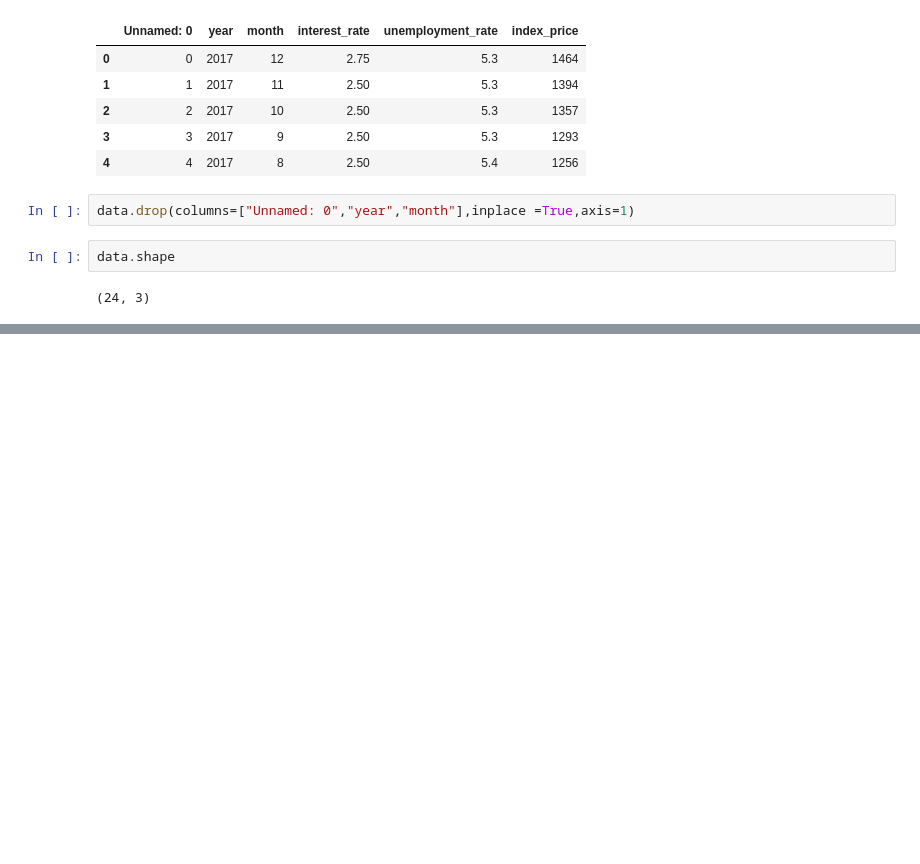
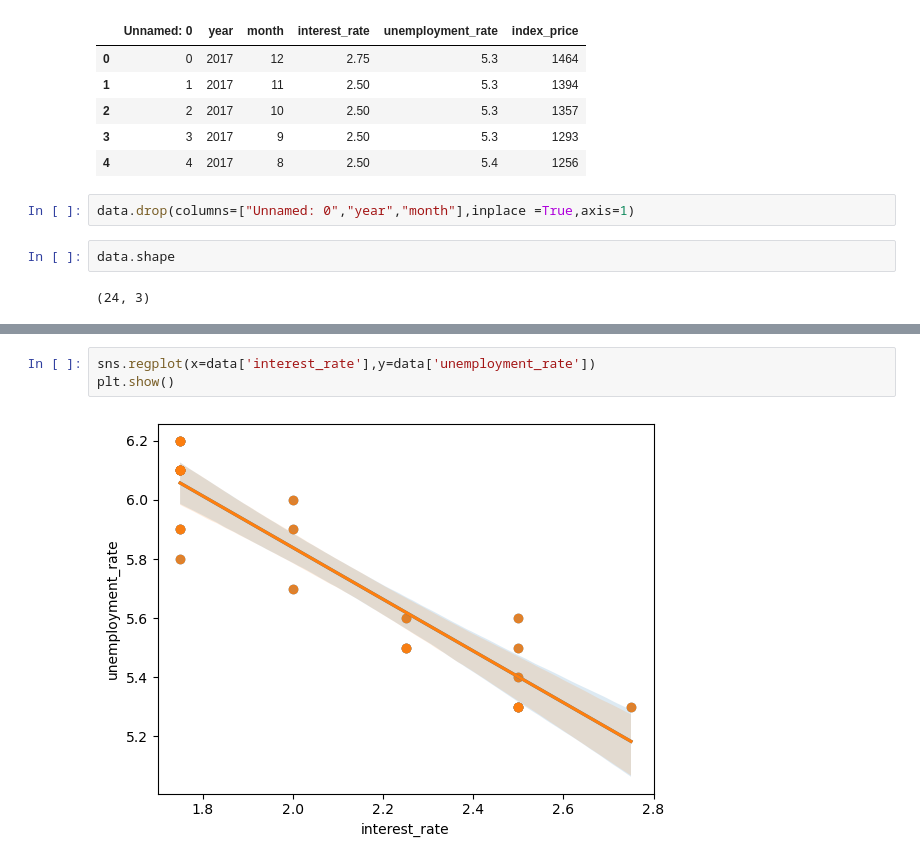
Before and after one commit to rahul-coo/Multi_linear_Model, a Jupyter notebook: Multi_Linear.ipynb, the cells around one changed output, grey strips where cells are left out. Cells and saved outputs as stored; diff of their text form; blank space fills up the shorter version.

```diff
--- a/Multi_Linear.ipynb
+++ b/Multi_Linear.ipynb
@@ -21,0 +85,5 @@ data.shape
+# %%
+sns.regplot(x=data['interest_rate'],y=data['unemployment_rate'])
+plt.show()
+# %% [output]
+[figure, added]
```
Also changed, not shown: parts of 21 cells of this notebook.
